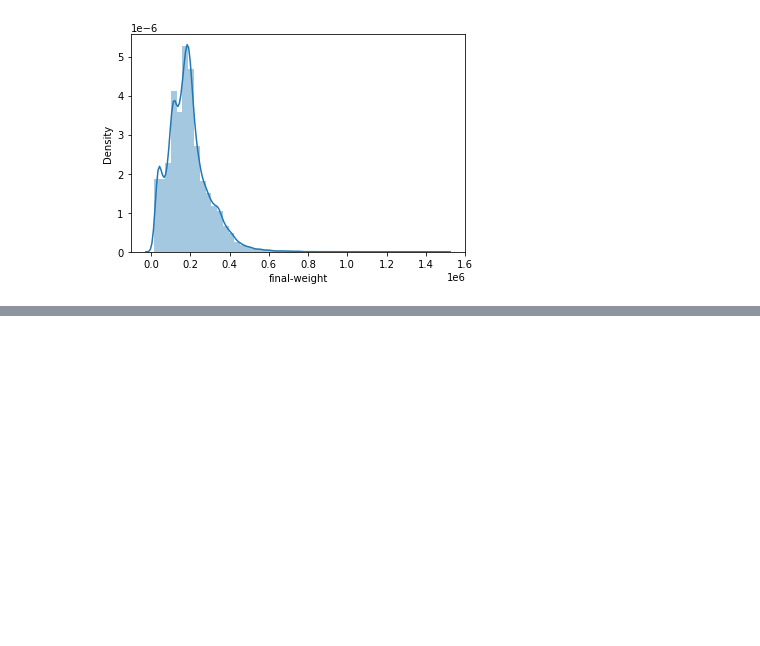
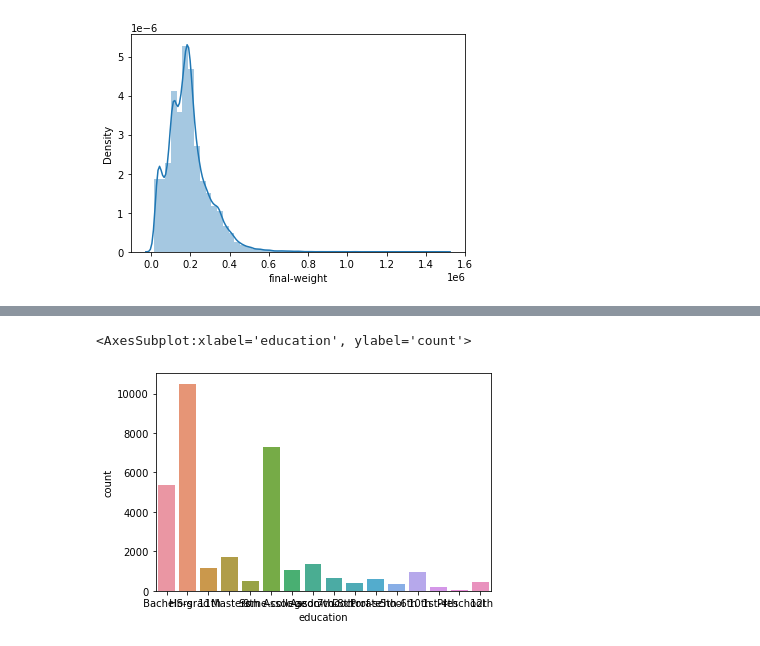
Before and after one commit to pamelaferreiralima/estudos_python_matheus, a Jupyter notebook: Estatística para Machine Learning/Parte 5/Distribuição Estatística.ipynb, the cells around one changed output, grey strips where cells are left out. Drawn from its saved outputs; the diff is of its cells as text; code cells hidden in the pictures; blank space fills up the shorter version.

```diff
--- a/Estatística para Machine Learning/Parte 5/Distribuição Estatística.ipynb
+++ b/Estatística para Machine Learning/Parte 5/Distribuição Estatística.ipynb
@@ -538,0 +544,5 @@ sns.distplot(censo['hour-per-week']);
+# %%
+sns.countplot(censo['education'])
+# %% [output]
+<AxesSubplot:xlabel='education', ylabel='count'>
+[figure, added]
```
Also changed, not shown: parts of 18 cells of this notebook.
